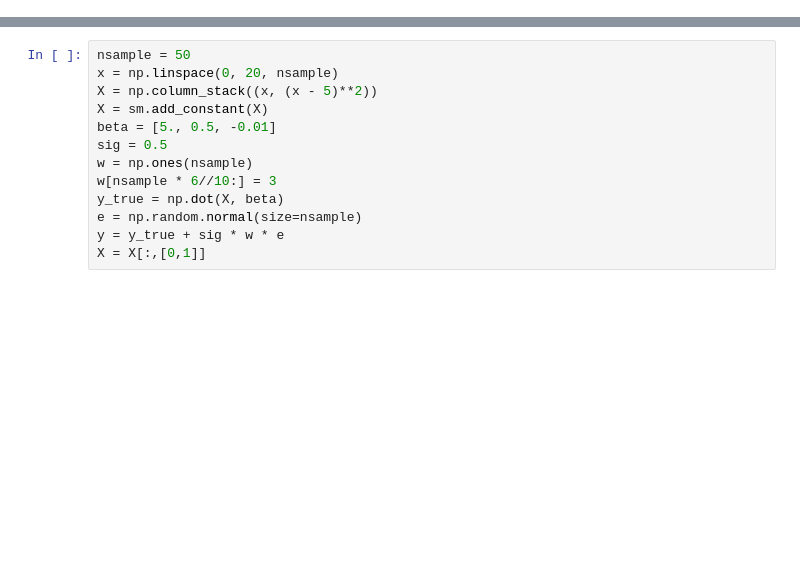
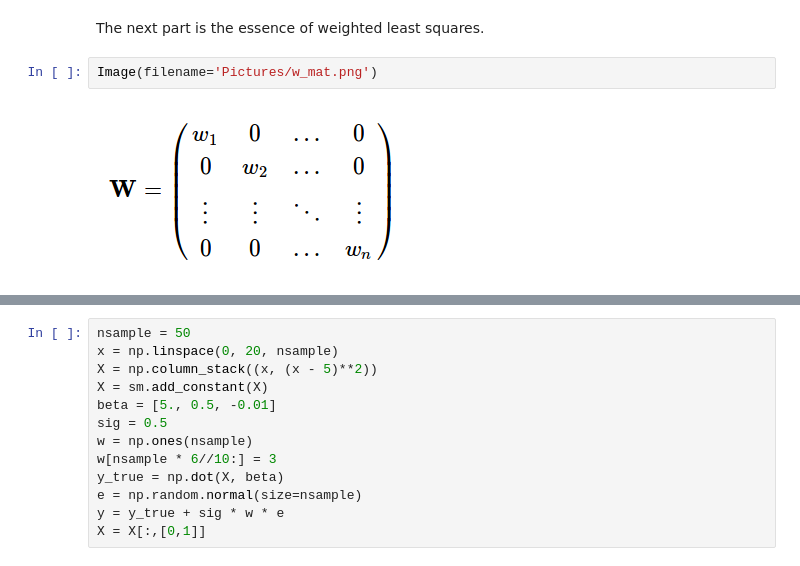
Before and after one commit to JonathanJohann/iResearch, a Jupyter notebook: Machine_Learning/Weighted Least Squares Notebook.ipynb, the cells around one changed output, grey strips where cells are left out. Cells and saved outputs as stored; diff of their text form; blank space fills up the shorter version.

```diff
--- a/Machine_Learning/Weighted Least Squares Notebook.ipynb
+++ b/Machine_Learning/Weighted Least Squares Notebook.ipynb
@@ -14,0 +37,6 @@ np.random.seed(1024)
+# %% [markdown]
+The next part is the essence of weighted least squares.
+# %%
+Image(filename='Pictures/w_mat.png')
+# %% [output]
+[figure, added]
```
Also changed, not shown: parts of 28 cells of this notebook.
